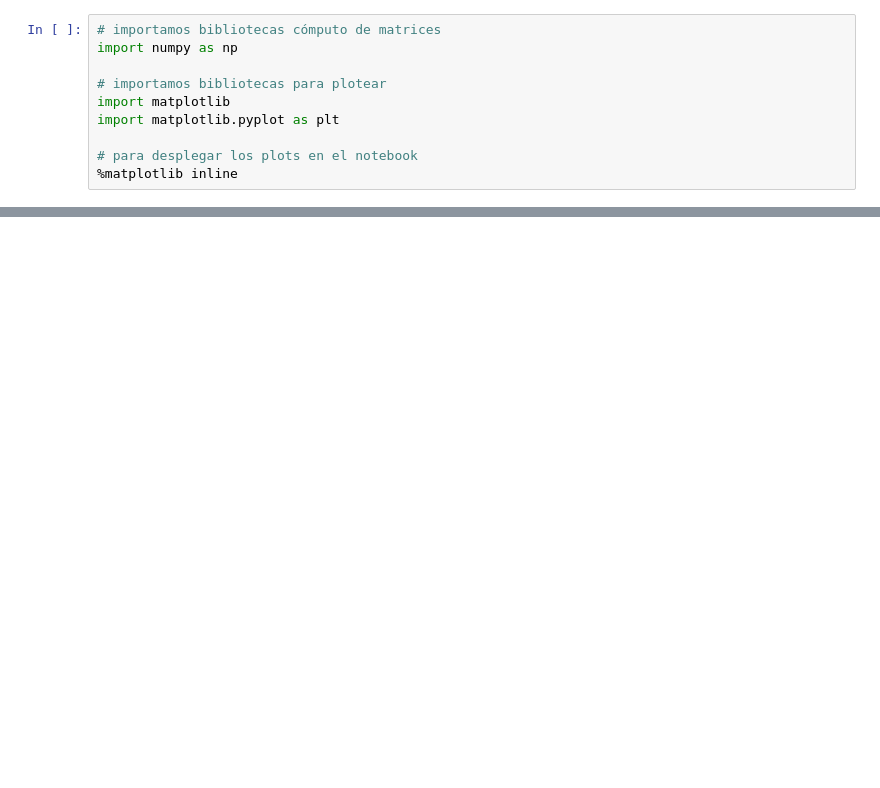
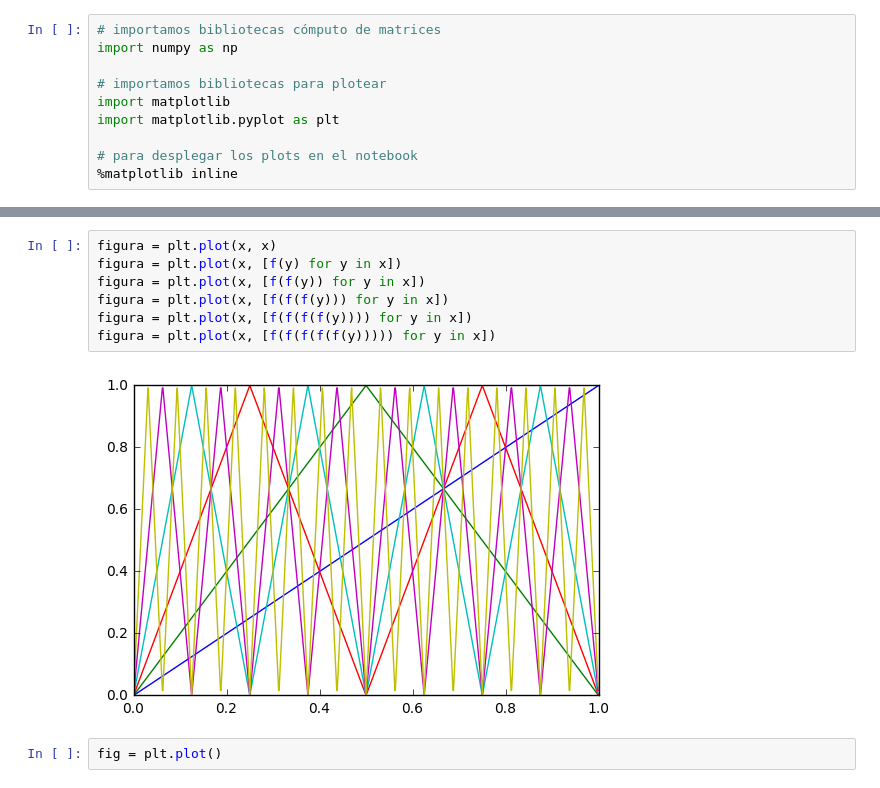
Before and after one commit to rgarcia-herrera/sistemas-dinamicos, a Jupyter notebook: estabilidad.ipynb, the cells around one changed output, grey strips where cells are left out. Drawn from its saved outputs; the diff is of its cells as text; blank space fills up the shorter version.

```diff
--- a/estabilidad.ipynb
+++ b/estabilidad.ipynb
@@ -26,0 +39,11 @@ figura = plt.plot(  x )
+# %%
+figura = plt.plot(x, x)
+figura = plt.plot(x, [f(y) for y in x])
+figura = plt.plot(x, [f(f(y)) for y in x])
+figura = plt.plot(x, [f(f(f(y))) for y in x])
+figura = plt.plot(x, [f(f(f(f(y)))) for y in x])
+figura = plt.plot(x, [f(f(f(f(f(y))))) for y in x])
+# %% [output]
+[figure, added]
+# %%
+fig = plt.plot()
```
Also changed, not shown: parts of 4 cells of this notebook.
